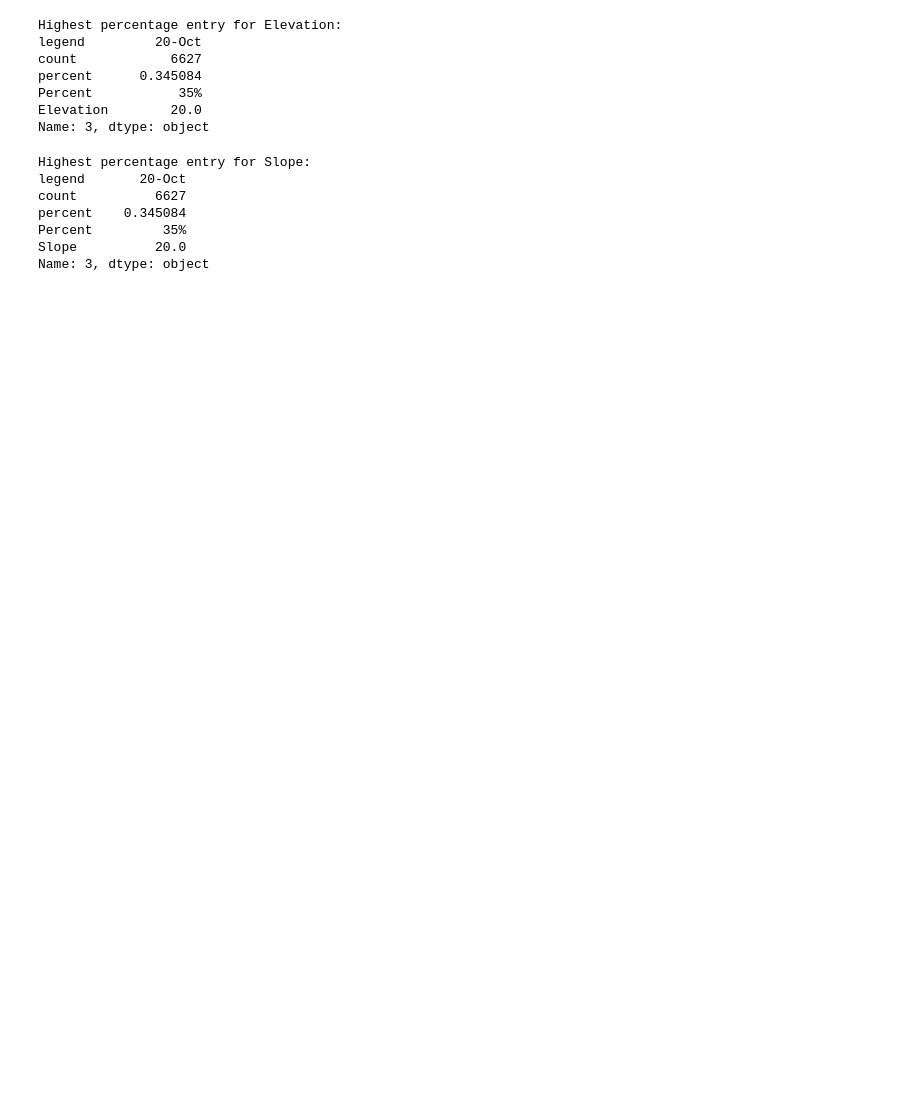
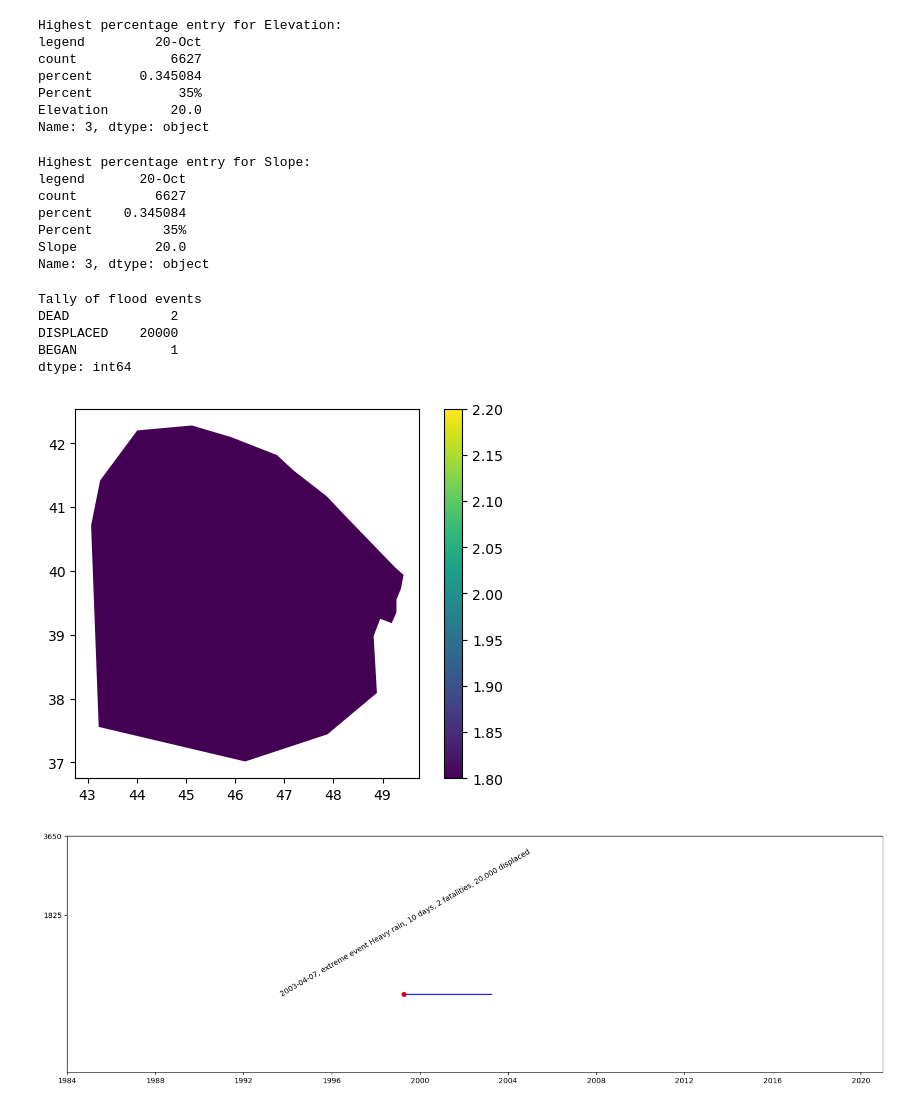
Before and after one commit to rosemaryturtle/city-scan-automation, a Jupyter notebook: scan_assembly.ipynb, the cells around one changed output. Cells and saved outputs as stored; diff of their text form; code cells hidden in the pictures; blank space fills up the shorter version.

```diff
--- a/scan_assembly.ipynb
+++ b/scan_assembly.ipynb
@@ -521,3 +532,76 @@ Name: 3, dtype: object
+# %%
+import yaml
+import geopandas as gpd
+import pandas as pd
+import numpy as np
+import matplotlib.pyplot as plt
+from shapely.geometry import Point, LineString
+
+def flood_timeline():
+    # Load global inputs from YAML file
+    with open("global_inputs.yml", 'r') as f:
+        global_inputs = yaml.safe_load(f)
+
+    # Get city inputs
+    city_inputs = global_inputs.get('city_inputs')
+
+    if menu['flood']:
+        flood_archive_path = global_inputs.get('flood_timeline_source')
+        flood_archive = gpd.read_file(flood_archive_path)
+        flood_archive = flood_archive[flood_archive.is_valid]
+        aoi = features.to_crs(flood_archive.crs)
+        flood_archive = flood_archive[flood_archive.intersects(aoi.unary_union)]
+        fig, ax = plt.subplots()
+        flood_archive.plot(column='DEAD', ax=ax, legend=True)
+
+        floods = flood_archive[['BEGAN', 'ENDED', 'DEAD', 'DISPLACED', 'MAINCAUSE', 'SEVERITY']]
+
+        # Tally of flood events
+        print("Tally of flood events")
+        print(floods.agg({'DEAD': 'sum', 'DISPLACED': 'sum', 'BEGAN': 'count'}))
+
+        duration = (pd.to_datetime(floods['ENDED']) - pd.to_datetime(floods['BEGAN'])).dt.days
+
+        # Prepare text for plotting
+        flood_text = floods.copy()
+        flood_text['severity'] = np.select([flood_text['SEVERITY'] == 1, flood_text['SEVERITY'] == 1.5, flood_text['SEVERITY'] == 2],
+                                        ['Large event', 'Very large event', 'Extreme event'])
+        flood_text['duration'] = duration
+        flood_text['text'] = flood_text.apply(lambda row: f"{row['BEGAN']}, {row['severity'].lower()} {row['MAINCAUSE']}, "
+                                                        f"{row['duration']} days, {row['DEAD']:,} fatalities, {row['DISPLACED']:,} displaced",
+                                            axis=1)
+
+        # Calculate coordinates for text plotting
+        flood_text['node_x'] = pd.to_datetime(flood_text['BEGAN']) + pd.to_timedelta(1460 * (2 * (flood_text.index % 2) - 1), unit='D')
+        flood_text['node_y'] = 0
+
+        # Prepare lines for text plotting
+        flood_lines = pd.concat([flood_text[['BEGAN', 'node_x', 'node_y']],
+                                pd.DataFrame({'BEGAN': flood_text['BEGAN'], 'node_x': flood_text['BEGAN'], 'node_y': 0}),
+                                pd.DataFrame({'BEGAN': flood_text['BEGAN'], 'node_x': flood_text['BEGAN'], 'node_y': 0})])
+
+        # Plotting
+        fig, ax = plt.subplots(figsize=(20, 5.833))
+        ax.plot(flood_lines['node_x'], flood_lines['node_y'], color='blue', linestyle='-')
+        ax.scatter(flood_text['node_x'], flood_text['node_y'], color='red')
+        for idx, row in flood_text.iterrows():
+            ax.text(row['node_x'] + pd.to_timedelta(30, unit='D'), row['node_y'] - 50, row['text'], rotation=30, ha='center')
+        ax.set_xlim(pd.Timestamp('1984-01-01'), pd.Timestamp('2020-12-31'))
+        ax.set_ylim(-1800, 1800)
+        ax.set_yticks([1825, 3650])
+        ax.set_yticklabels([1825, 3650])
+        plt.show()
+
+
+flood_timeline()
+# %% [output]
+Tally of flood events
+DEAD             2
+DISPLACED    20000
+BEGAN            1
+dtype: int64
+[figure, added]
+[figure, added]
 # %%
 def extract_monthly_stats():
     # Load global inputs from YAML file
```
Also changed, not shown: parts of 9 cells of this notebook, 2 other files.
